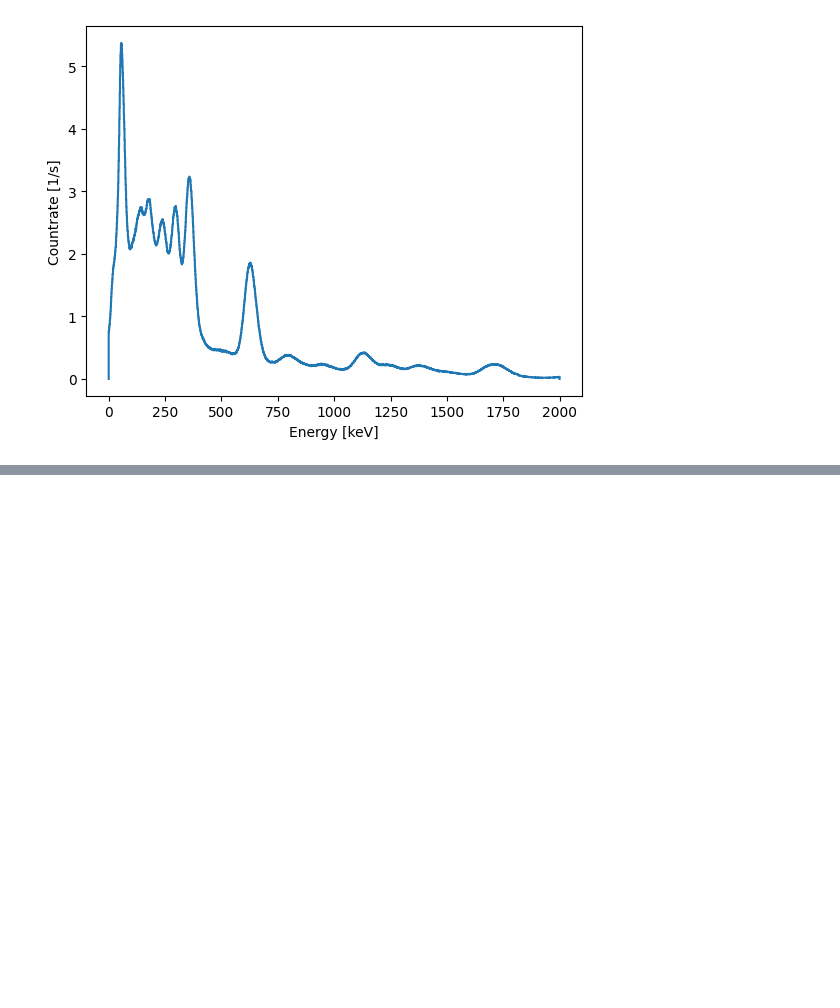
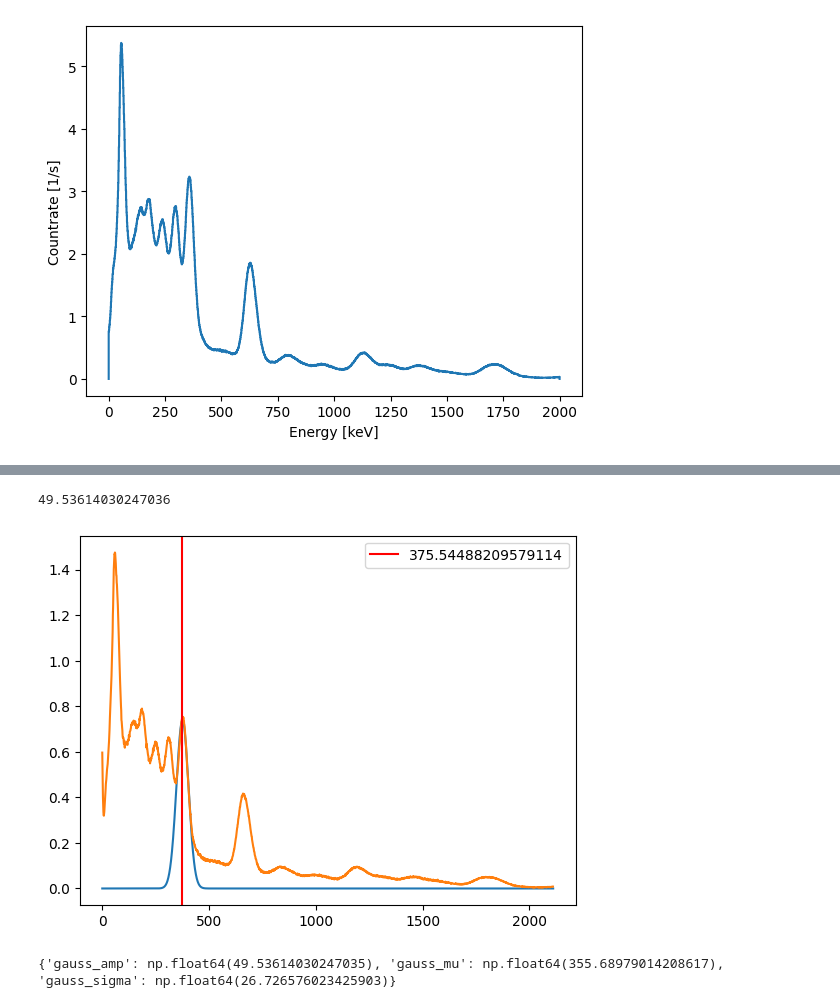
Before and after one commit to tunkleo/ners586soil, a Jupyter notebook: testground.ipynb, the cells around one changed output, grey strips where cells are left out. Saved outputs shown, nothing was run; the diff lists cells and outputs as text; code cells hidden in the pictures; blank space fills up the shorter version.

```diff
--- a/testground.ipynb
+++ b/testground.ipynb
@@ -196,0 +223,22 @@ print(gaussian_params)
+# %%
+peak_to_search = 310
+peak_to_search *= 627/662
+cps_soil_low, fitter_soil_low = utils.get_cps_peak(soil_low, peak_to_search)
+print(cps_soil_low)
+x_plot = np.linspace(0, 2000, 2000)
+gaussian_params = fitter_soil_low.best_values
+# y_plot = fitter_soil_high.model.components[0].eval(x_plot, **gaussian_params)
+y_plot = fitter_soil_low.eval(x_plot, **gaussian_params)
+x_plot = x_plot*662/627
+plt.plot(x_plot, y_plot)
+plt.plot(x_plot[:-1], soil_low.cps_vals)
+centerline = gaussian_params['gauss_mu']*662/627
+plt.axvline(x=centerline, color='r', label=f'{centerline}')
+plt.legend()
+plt.show()
+
+print(gaussian_params)
+# %% [output]
+49.53614030247036
+[figure, added]
+{'gauss_amp': np.float64(49.53614030247035), 'gauss_mu': np.float64(355.68979014208617), 'gauss_sigma': np.float64(26.726576023425903)}
```
Also changed, not shown: parts of 2 cells of this notebook.
